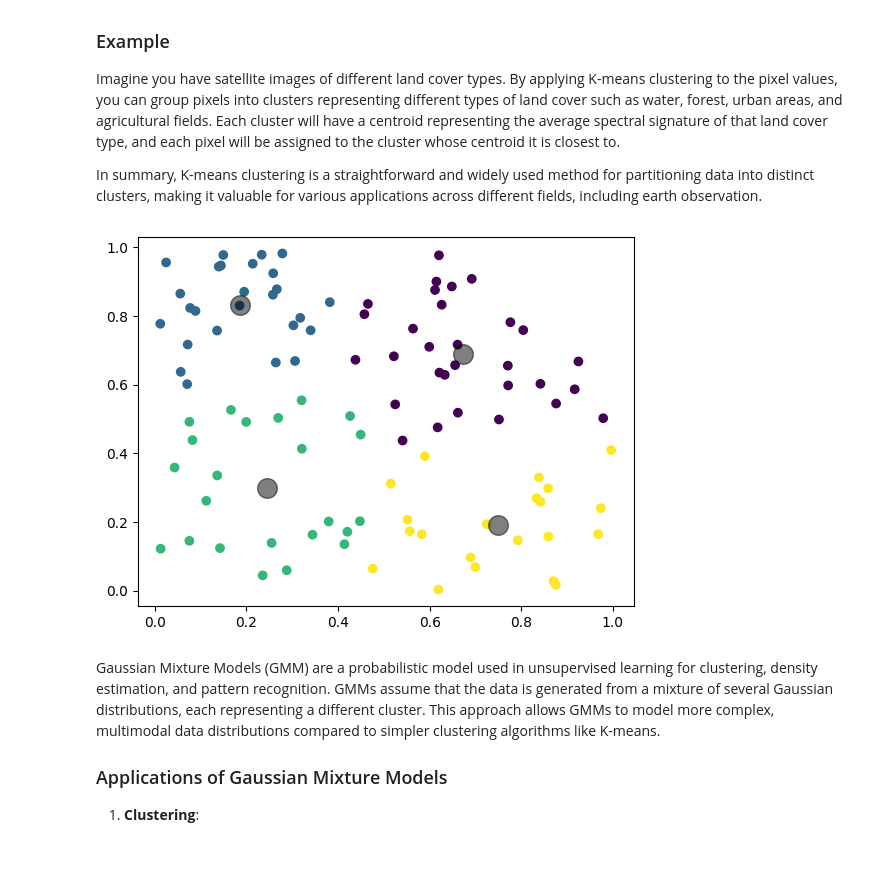
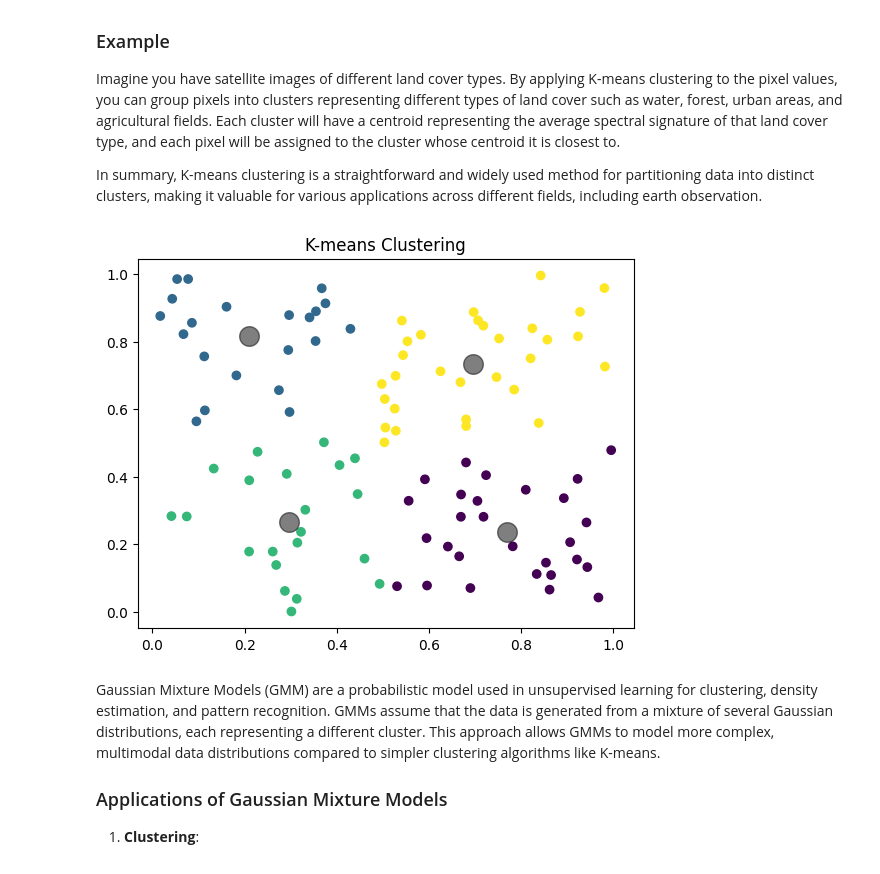
Before and after one commit to githubengland/githubengland, a Jupyter notebook: Cleaned_finalproject.ipynb, the cells around one changed output. Cells and saved outputs as stored; diff of their text form; code cells hidden in the pictures.

```diff
--- a/Cleaned_finalproject.ipynb
+++ b/Cleaned_finalproject.ipynb
@@ -69,24 +69,25 @@ In summary, K-means clustering is a straightforward and widely used method for p
 # %%
 # Python code for K-means clustering
 from sklearn.cluster import KMeans
 import matplotlib.pyplot as plt
 import numpy as np
 
 # Sample data
 X = np.random.rand(100, 2)
 
 # K-means model
 kmeans = KMeans(n_clusters=4)
 kmeans.fit(X)
 y_kmeans = kmeans.predict(X)
 
 # Plotting
 plt.scatter(X[:, 0], X[:, 1], c=y_kmeans, cmap='viridis')
 centers = kmeans.cluster_centers_
 plt.scatter(centers[:, 0], centers[:, 1], c='black', s=200, alpha=0.5)
+plt.title('K-means Clustering')
 plt.show()
 # %% [output]
-[figure, old version]
+[figure, new version]
 # %% [markdown]
 Gaussian Mixture Models (GMM) are a probabilistic model used in unsupervised learning for clustering, density estimation, and pattern recognition. GMMs assume that the data is generated from a mixture of several Gaussian distributions, each representing a different cluster. This approach allows GMMs to model more complex, multimodal data distributions compared to simpler clustering algorithms like K-means.
 
```
Also changed, not shown: parts of 2 cells of this notebook.
